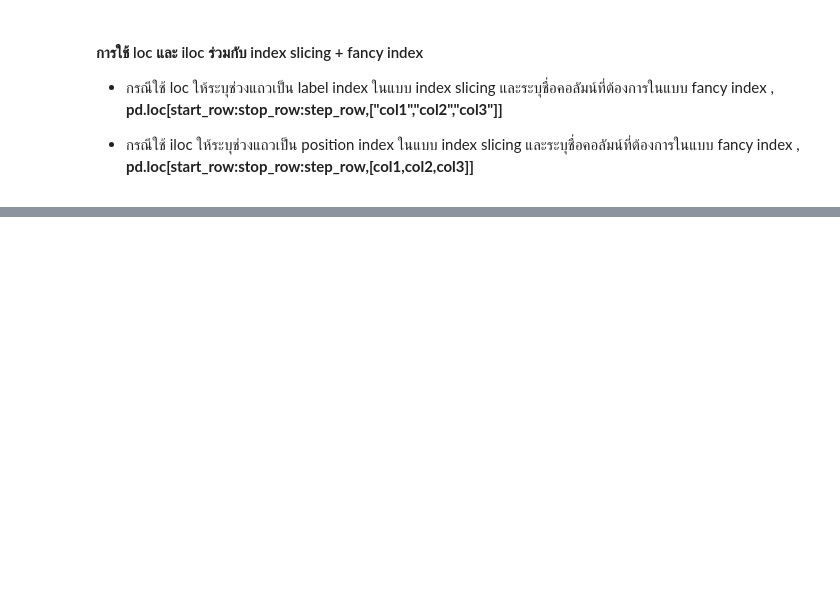
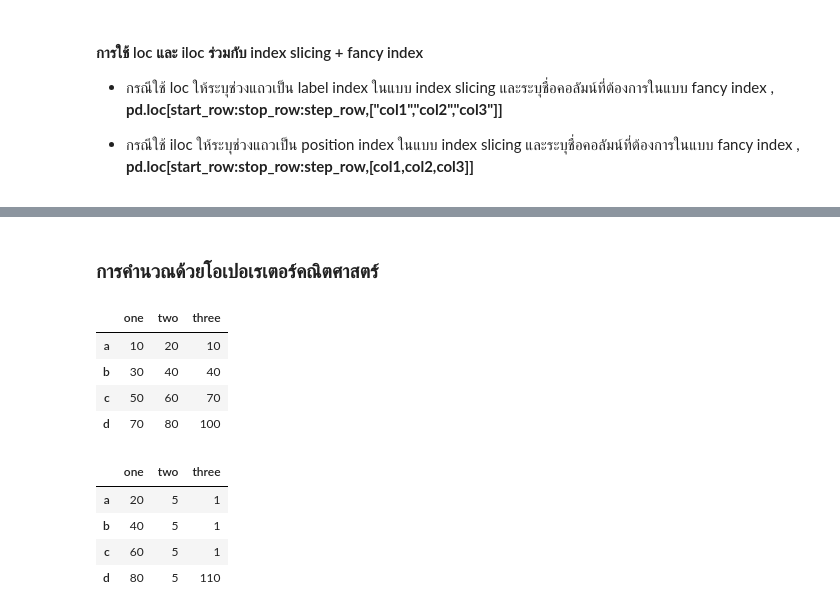
Before and after one commit to redrosekana/Python-Data-Science, a Jupyter notebook: panda-dataframe/main.ipynb, the cells around one changed output, grey strips where cells are left out. Saved outputs shown, nothing was run; the diff lists cells and outputs as text; code cells hidden in the pictures; blank space fills up the shorter version.

```diff
--- a/panda-dataframe/main.ipynb
+++ b/panda-dataframe/main.ipynb
@@ -429,0 +478,28 @@ display(d4 , d4.loc["a":"d":1,["one","two","three"]] , d4.iloc[2:5,[0,2,4]])
+# %% [markdown]
+### การคำนวณด้วยโอเปอเรเตอร์คณิตศาสตร์
+# %%
+d9 = {
+    "one":np.array([10,30,50,70]),
+    "two":np.array([20,40,60,80]),
+    "three":np.array([10,40,70,100])
+}
+
+d10 = pd.DataFrame(d9,index=list("abcd"))
+
+display(d10)
+d10 += 10
+d10["two"] += 5
+d10["three"]["a":"c"] = 1
+d10["two"] = 5
+display(d10)
+# %% [output]
+|  | one | two | three |
+| a | 10 | 20 | 10 |
+| b | 30 | 40 | 40 |
+| c | 50 | 60 | 70 |
+| d | 70 | 80 | 100 |
+|  | one | two | three |
+| a | 20 | 5 | 1 |
+| b | 40 | 5 | 1 |
+| c | 60 | 5 | 1 |
+| d | 80 | 5 | 110 |
```
Also changed, not shown: parts of 20 cells of this notebook.
